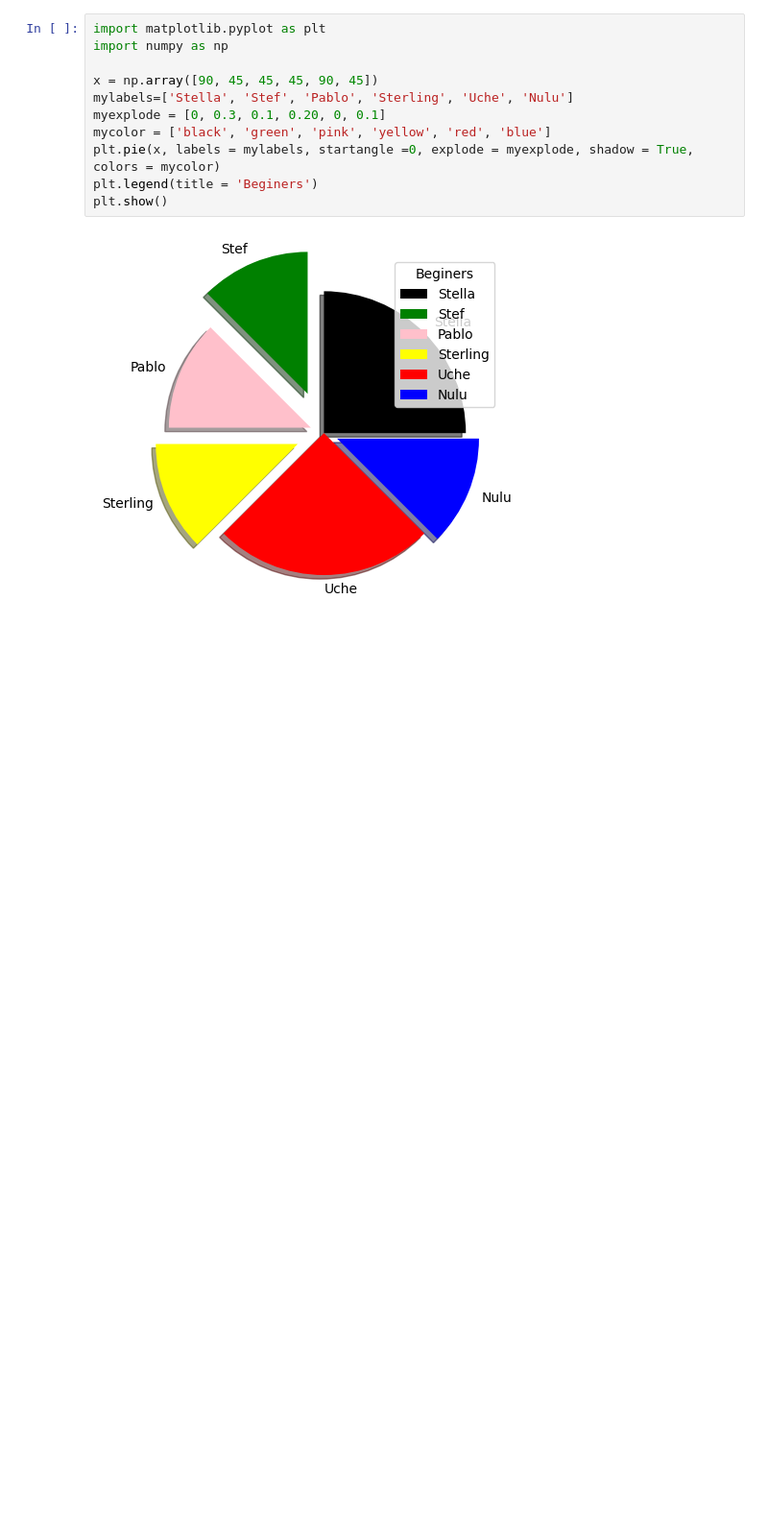
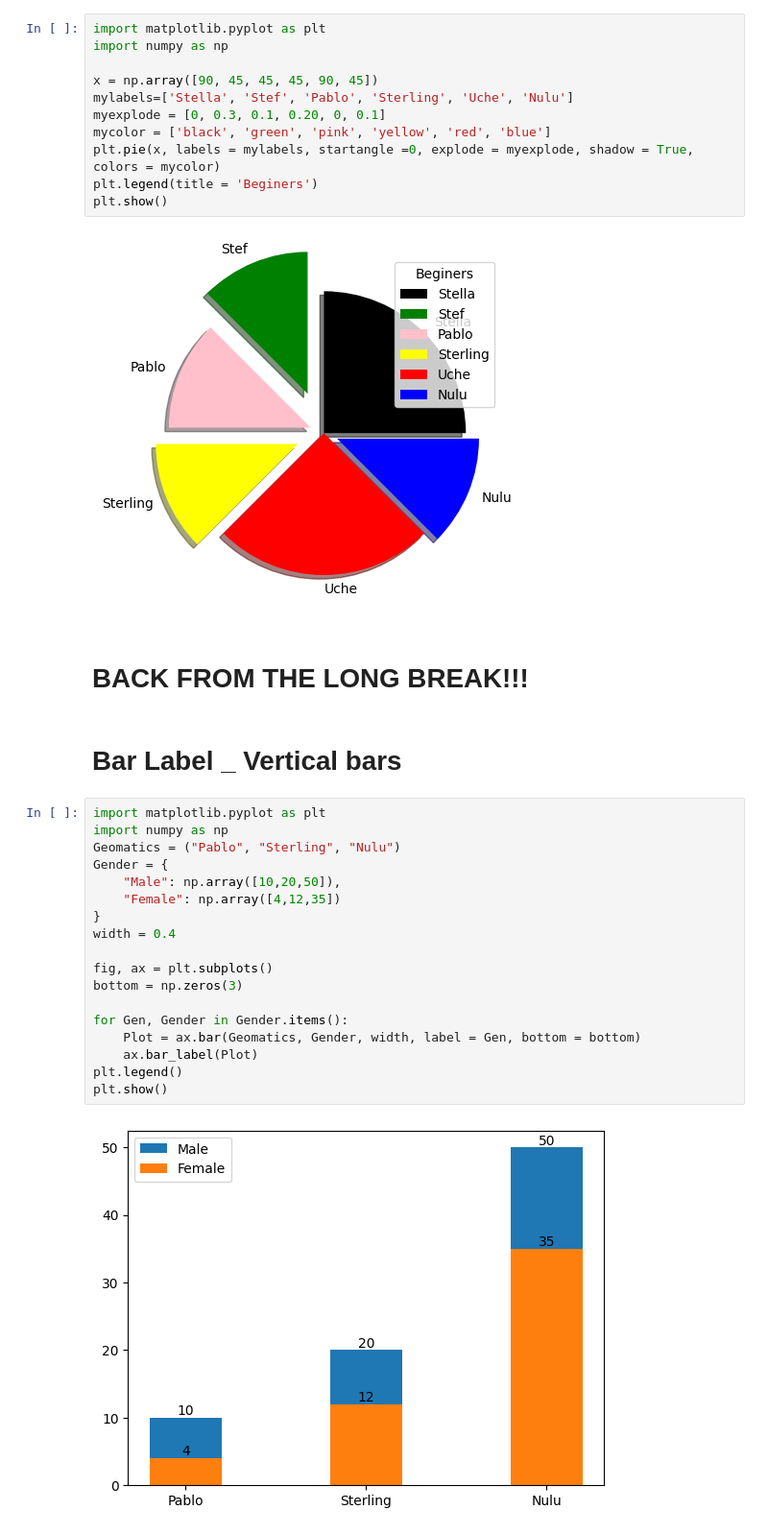
Before and after one commit to SunshineIDR/Matplotlib, a Jupyter notebook: MatPlotLib.ipynb, the cells around one changed output. Shown at 96% size. Cells and saved outputs as stored; diff of their text form; blank space fills up the shorter version.

Commit message:
Matplotlib

```diff
--- a/MatPlotLib.ipynb
+++ b/MatPlotLib.ipynb
@@ -1023,3 +1023,27 @@ plt.legend(title = 'Beginers')
 plt.show()
 # %% [output]
 [figure]
+# %% [markdown]
+# BACK FROM THE LONG BREAK!!!
+# %% [markdown]
+# Bar Label _ Vertical bars
+# %%
+import matplotlib.pyplot as plt
+import numpy as np
+Geomatics = ("Pablo", "Sterling", "Nulu")
+Gender = {
+    "Male": np.array([10,20,50]),
+    "Female": np.array([4,12,35])
+}
+width = 0.4
+
+fig, ax = plt.subplots()
+bottom = np.zeros(3)
+
+for Gen, Gender in Gender.items():
+    Plot = ax.bar(Geomatics, Gender, width, label = Gen, bottom = bottom)
+    ax.bar_label(Plot)
+plt.legend()
+plt.show()
+# %% [output]
+[figure, added]
```
Also changed, not shown: parts of 6 cells of this notebook.
